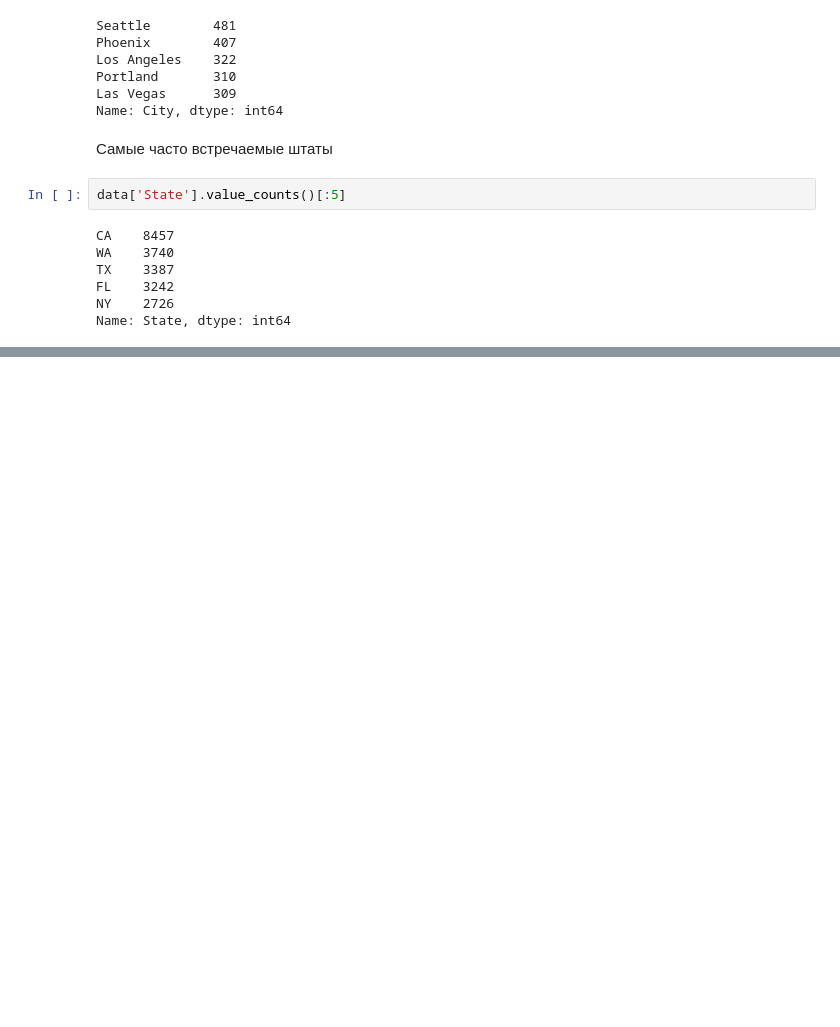
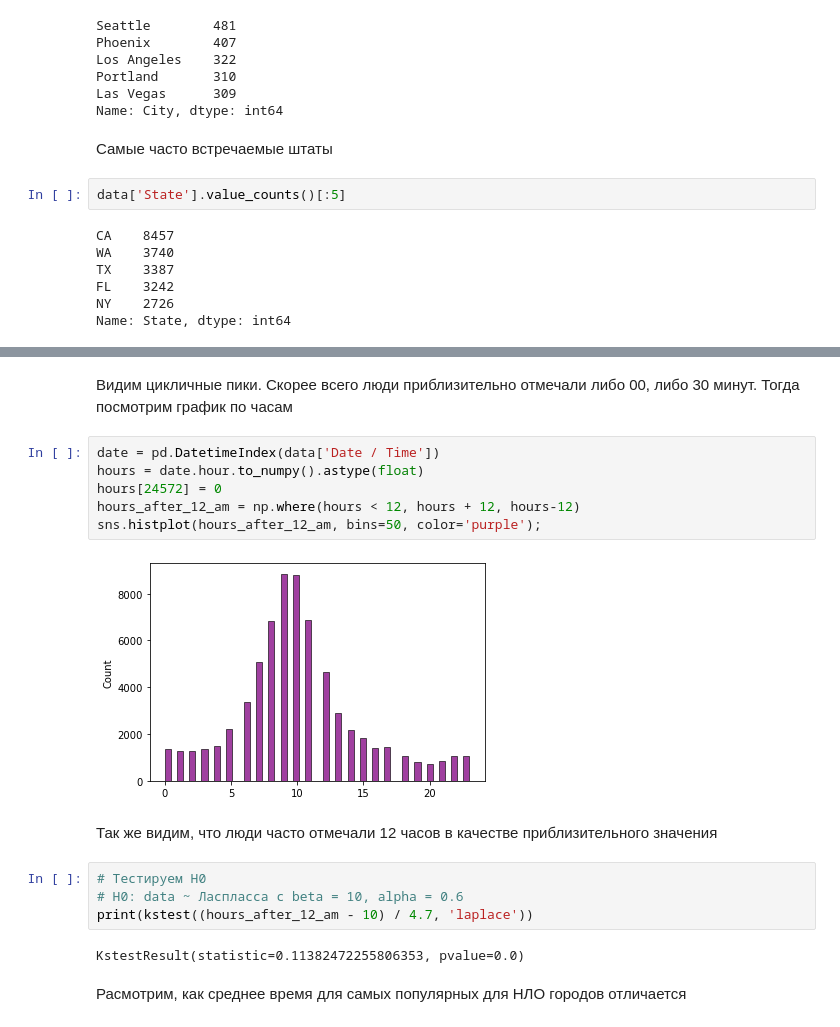
Before and after one commit to Hlibisev/statistics_course, a Jupyter notebook: MHW2_EDA.ipynb, the cells around one changed output, grey strips where cells are left out. Cells and saved outputs as stored; diff of their text form; blank space fills up the shorter version.

```diff
--- a/MHW2_EDA.ipynb
+++ b/MHW2_EDA.ipynb
@@ -136,0 +158,20 @@ Name: State, dtype: int64
+# %% [markdown]
+Видим цикличные пики. Скорее всего люди приблизительно отмечали либо 00, либо 30 минут. Тогда посмотрим график по часам
+# %%
+date = pd.DatetimeIndex(data['Date / Time'])
+hours = date.hour.to_numpy().astype(float)
+hours[24572] = 0
+hours_after_12_am = np.where(hours < 12, hours + 12, hours-12)
+sns.histplot(hours_after_12_am, bins=50, color='purple');
+# %% [output]
+[figure, added]
+# %% [markdown]
+Так же видим, что люди часто отмечали 12 часов в качестве приблизительного значения
+# %%
+# Тестируем H0
+# H0: data ~ Ласпласса с beta = 10, alpha = 0.6
+print(kstest((hours_after_12_am - 10) / 4.7, 'laplace'))
+# %% [output]
+KstestResult(statistic=0.11382472255806353, pvalue=0.0)
+# %% [markdown]
+Расмотрим, как среднее время для самых популярных для НЛО городов отличается
```
Also changed, not shown: parts of 8 cells of this notebook, 1 other file.
